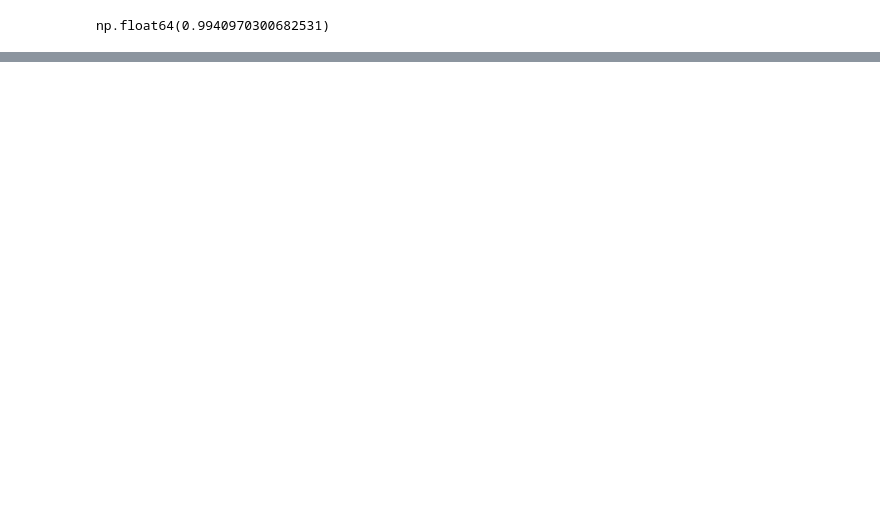
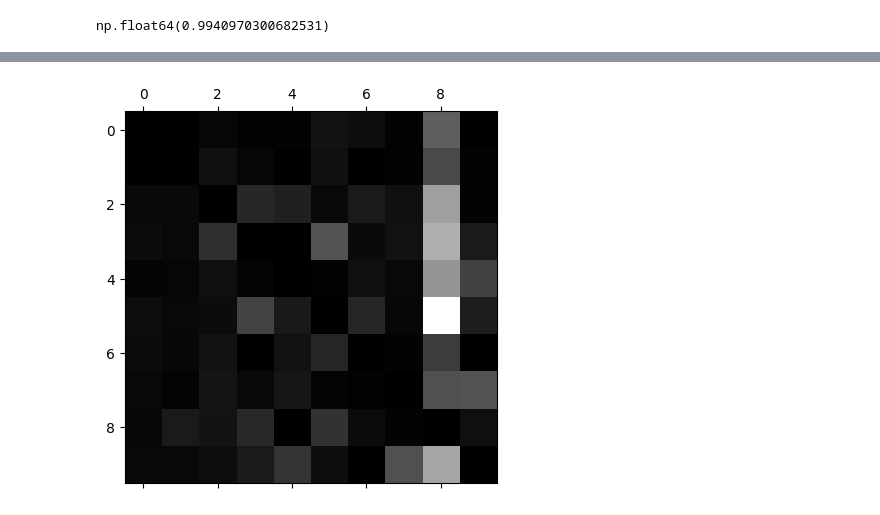
Before and after one commit to abhinav4-123/handsOnMledu, a Jupyter notebook: classificationChapt3.ipynb, the cells around one changed output, grey strips where cells are left out. Drawn from its saved outputs; the diff is of its cells as text; code cells hidden in the pictures; blank space fills up the shorter version.

```diff
--- a/classificationChapt3.ipynb
+++ b/classificationChapt3.ipynb
@@ -510,0 +529,5 @@ len(ovr_clf.estimators_)
+# %%
+
+# that all was for necessarily binary classifiers, training a multiclass classifier is as easy:
+
+sgd_clf.fit(X_train,y_train)
@@ -510,0 +555,9 @@ len(ovr_clf.estimators_)
+# %%
+# random classifier would have given 10 percent
+
+# scaling input can also increase this accuracy too
+#eg.
+from sklearn.preprocessing import StandardScaler
+scaler=StandardScaler()
+X_train_scaled=scaler.fit_transform(X_train.astype(np.float64))
+cross_val_score(sgd_clf,X_train_scaled,y_train,cv=3,scoring="accuracy")
@@ -510,0 +574,11 @@ len(ovr_clf.estimators_)
+# %%
+## ERROR ANALYSIS
+
+### important to analyse errors and types of error made by the selected model
+
+# one way is simple confusion matrix, ie, predict using cross_val_predict and then use confusion matrix()
+y_train_pred=cross_val_predict(sgd_clf,X_train_scaled,y_train,cv=3) #During cross-validation, cross_val_predict trains a new version
+# of sgd_clf from scratch on each fold of the training data. The model is trained K times, each time on a different subset of the data
+# (K-1 folds), and then predictions are made on the fold that wasn't used for training.
+
+conf_mx=confusion_matrix(y_train,y_train_pred)
@@ -510,0 +591,11 @@ len(ovr_clf.estimators_)
+# %%
+# lets remove the diagonal elements and see the erros , how they actually are
+# 5 is dark because slightly less number of instances corresponding to it in the dateset
+# what we do, : we compare by rates rather than the number
+row_sums=conf_mx.sum(axis=1,keepdims=True)
+norm_conf_mx=conf_mx/row_sums
+np.fill_diagonal(norm_conf_mx,0)
+plt.matshow(norm_conf_mx,cmap=plt.cm.gray)
+plt.show()
+# %% [output]
+[figure, added]
```
Also changed, not shown: parts of 70 cells of this notebook.
